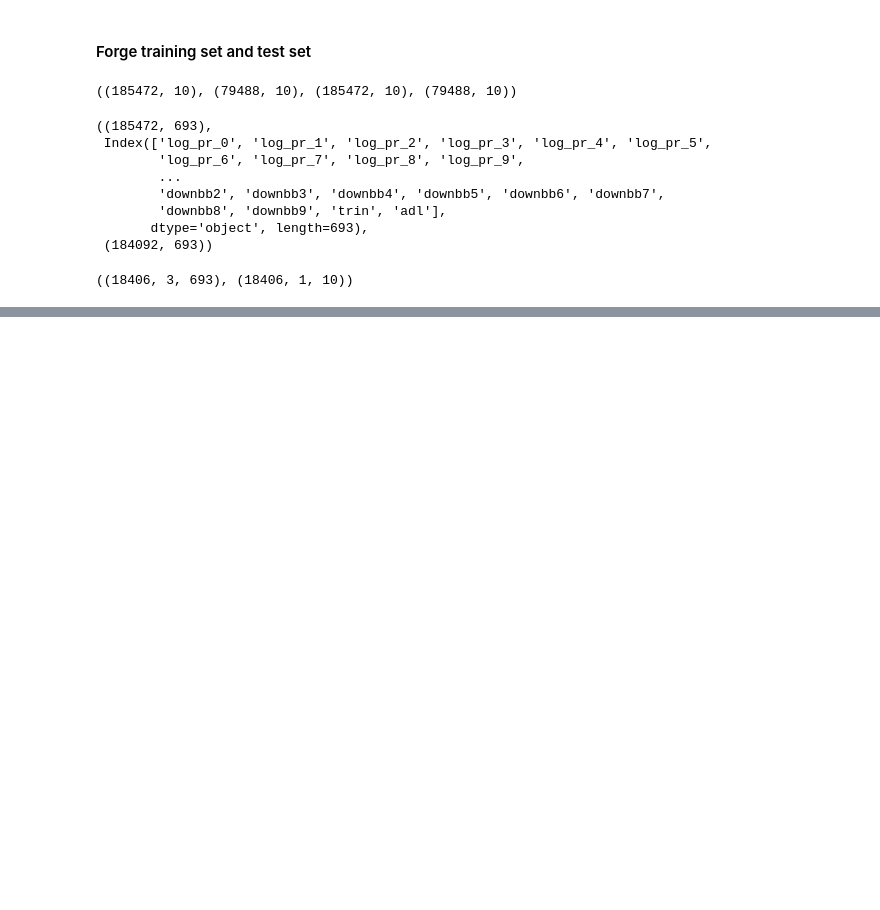
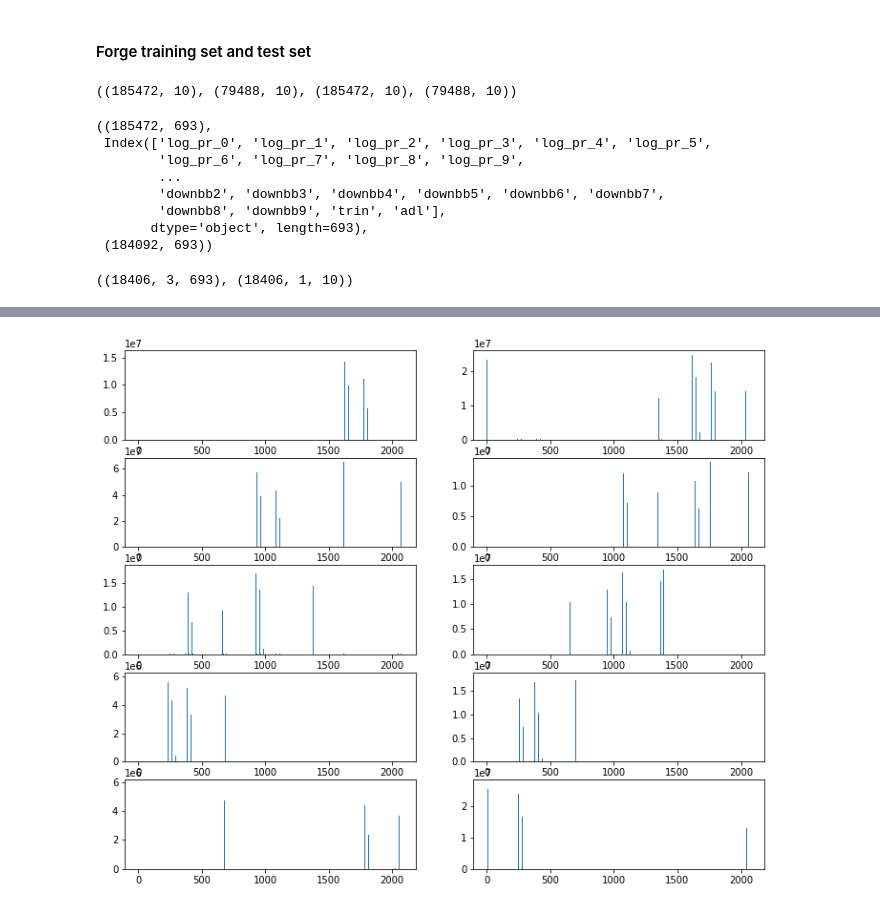
Before and after one commit to ziyuan-h/stats601-project, a Jupyter notebook: data_generator.ipynb, the cells around one changed output, grey strips where cells are left out. Saved outputs shown, nothing was run; the diff lists cells and outputs as text; code cells hidden in the pictures; blank space fills up the shorter version.

```diff
--- a/data_generator.ipynb
+++ b/data_generator.ipynb
@@ -295,0 +360,8 @@ KeyError: -1
+# %%
+_, ax = plt.subplots(5, 2, figsize=(12,10))
+for i, rank in enumerate(rank_array_cor):
+    f_values = rank[:len(rank)//2]
+    ax[i // 2, i % 2].bar([i for i in range(len(f_values))], f_values)
+plt.show()
+# %% [output]
+[figure, added]
```
Also changed, not shown: parts of 52 cells of this notebook, 3 other files.
